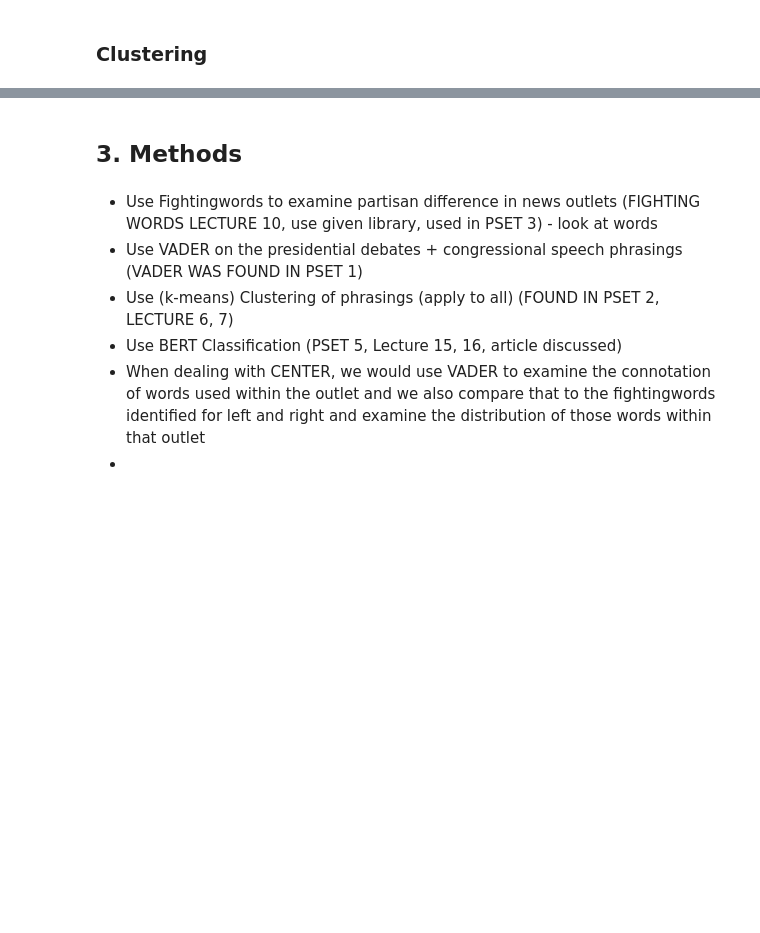
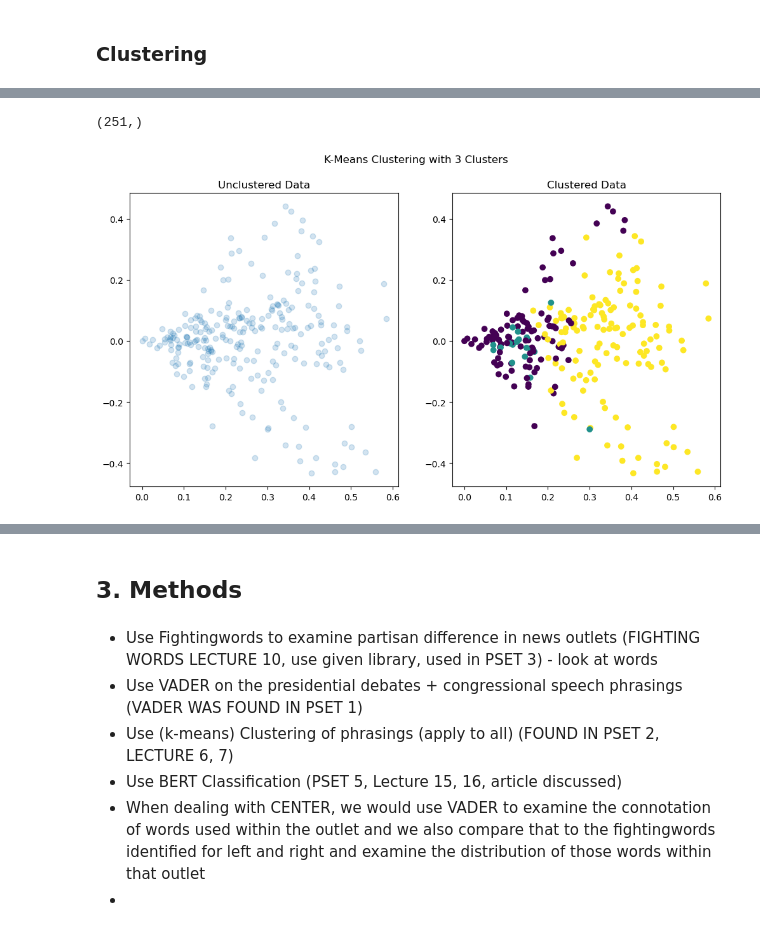
Before and after one commit to stephychen1/info3350-final, a Jupyter notebook: clustering.ipynb, the cells around one changed output, grey strips where cells are left out. Saved outputs shown, nothing was run; the diff lists cells and outputs as text; code cells hidden in the pictures; blank space fills up the shorter version.

```diff
--- a/clustering.ipynb
+++ b/clustering.ipynb
@@ -1740,0 +1530,7 @@ print(prez_mean)
+# %%
+y_pred_3 = KMeans(n_clusters=3, n_init='auto').fit_predict(outlet_features)
+print(y_pred_3.shape)
+plot_compare(outlet_features, y_pred_3,'K-Means Clustering with 3 Clusters')
+# %% [output]
+(251,)
+[figure, added]
```
Also changed, not shown: parts of 57 cells of this notebook.
